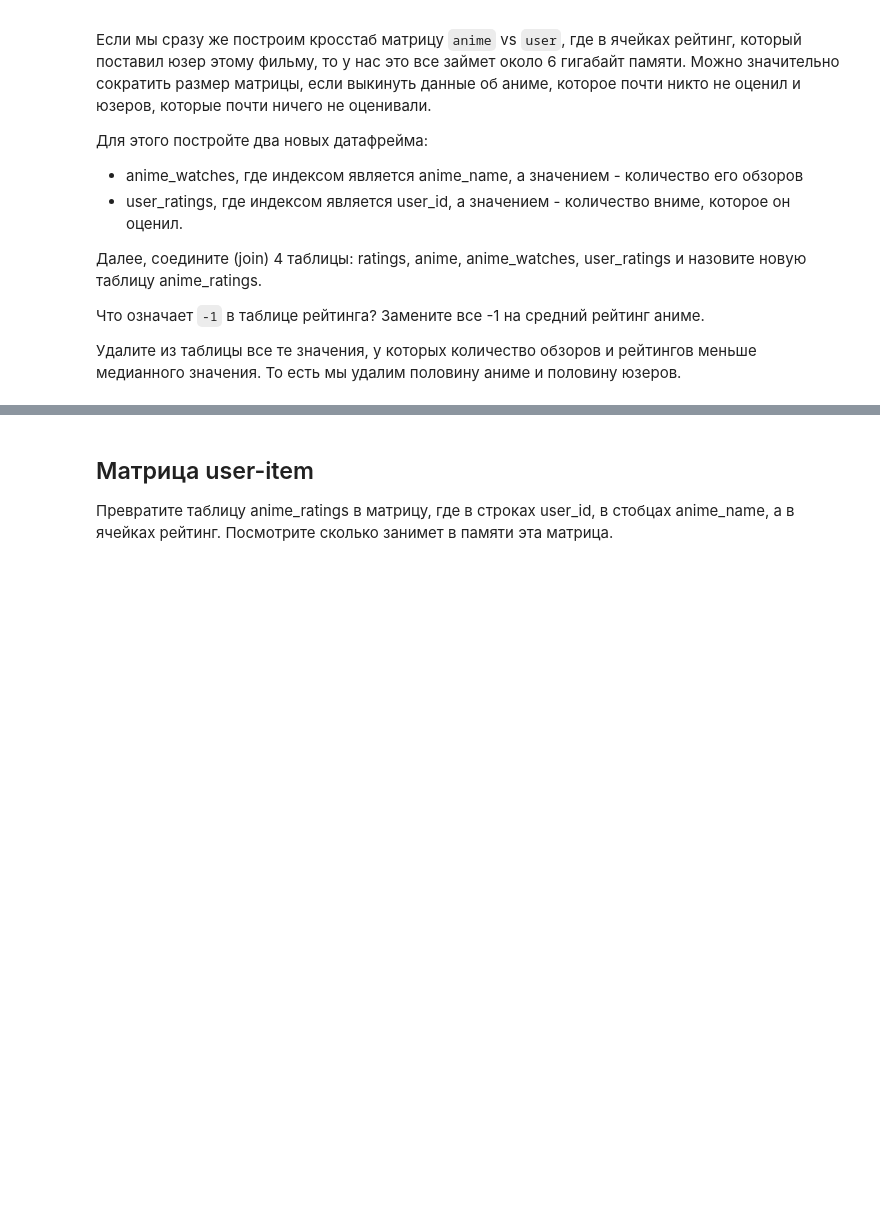
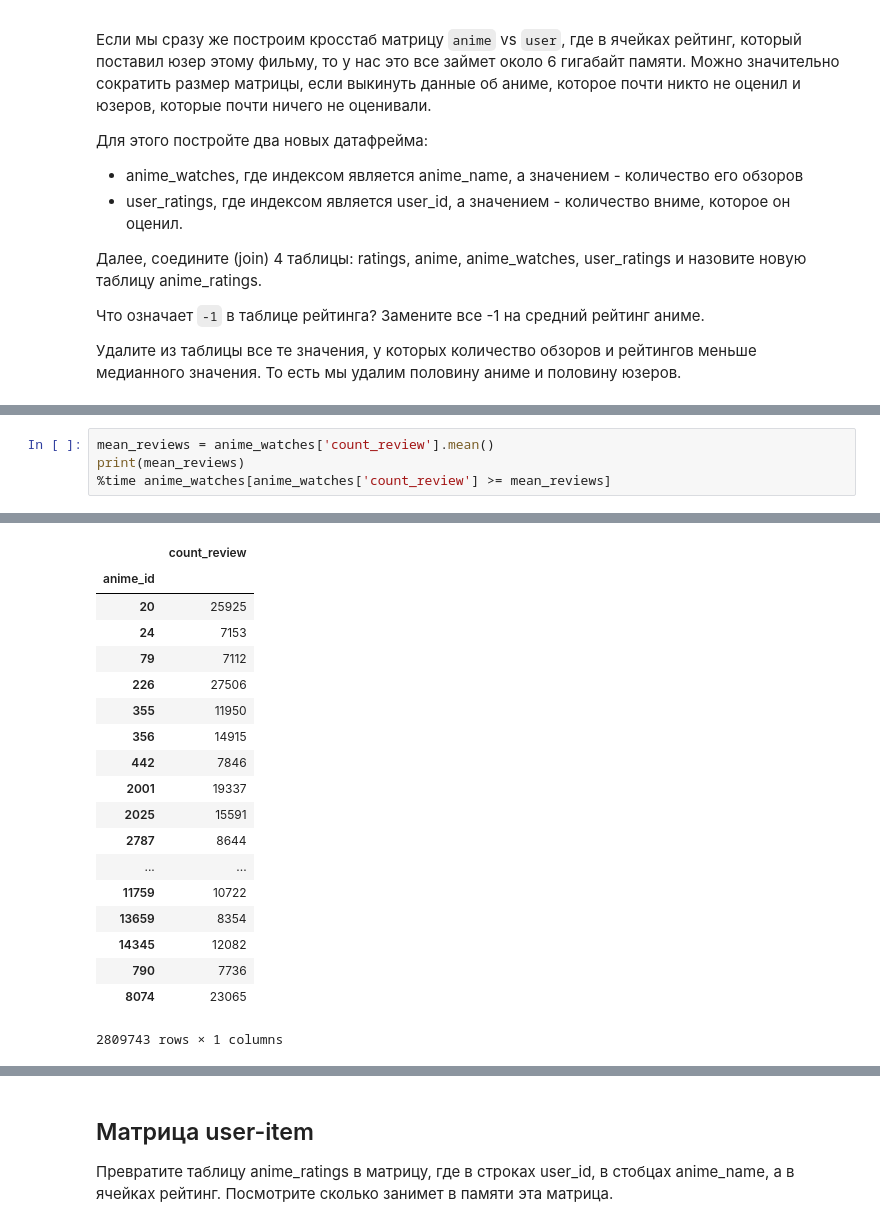
Before and after one commit to Agotsulov/ML-7bits, a Jupyter notebook: week05_workshop_05-01-clustering-workshop.ipynb, the cells around one changed output, grey strips where cells are left out. Cells and saved outputs as stored; diff of their text form; blank space fills up the shorter version.

```diff
--- a/week05_workshop_05-01-clustering-workshop.ipynb
+++ b/week05_workshop_05-01-clustering-workshop.ipynb
@@ -286,0 +320,5 @@ anime_id
+# %%
+mean_reviews = anime_watches['count_review'].mean()
+print(mean_reviews)
+%time anime_watches[anime_watches['count_review'] >= mean_reviews]
+# %% [output]
@@ -286,0 +327,19 @@ anime_id
+|  | count_review |
+| anime_id |  |
+| 20 | 25925 |
+| 24 | 7153 |
+| 79 | 7112 |
+| 226 | 27506 |
+| 355 | 11950 |
+| 356 | 14915 |
+| 442 | 7846 |
+| 2001 | 19337 |
+| 2025 | 15591 |
+| 2787 | 8644 |
+| ... | ... |
+| 11759 | 10722 |
+| 13659 | 8354 |
+| 14345 | 12082 |
+| 790 | 7736 |
+| 8074 | 23065 |
+2809743 rows × 1 columns
```
Also changed, not shown: parts of 32 cells of this notebook, 2 other files.
